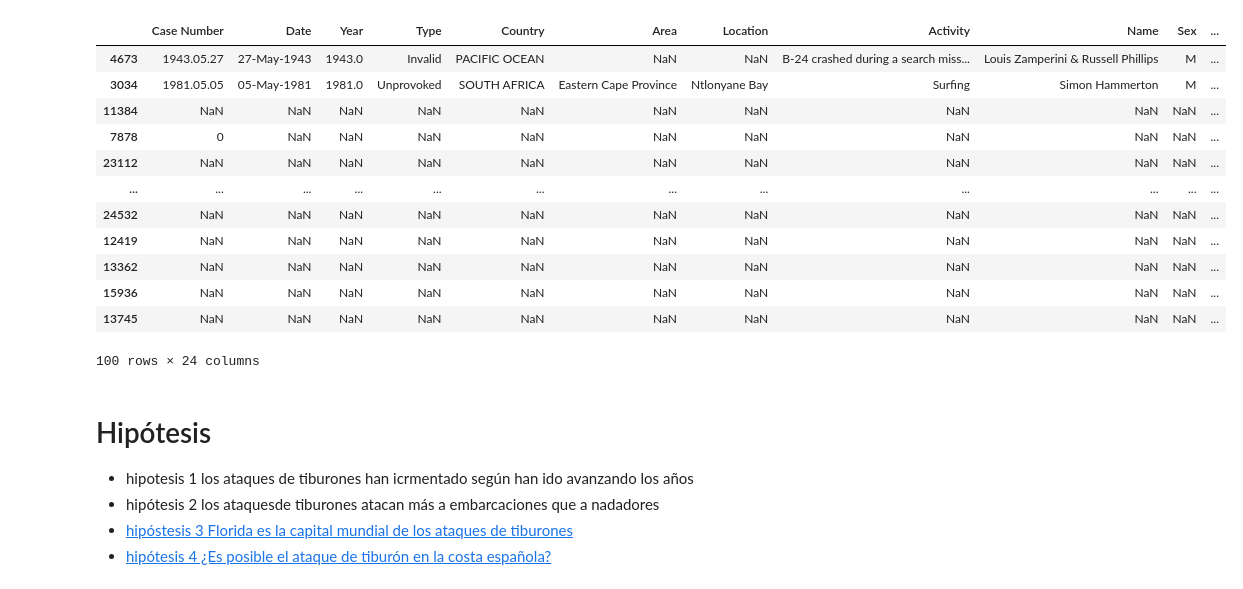
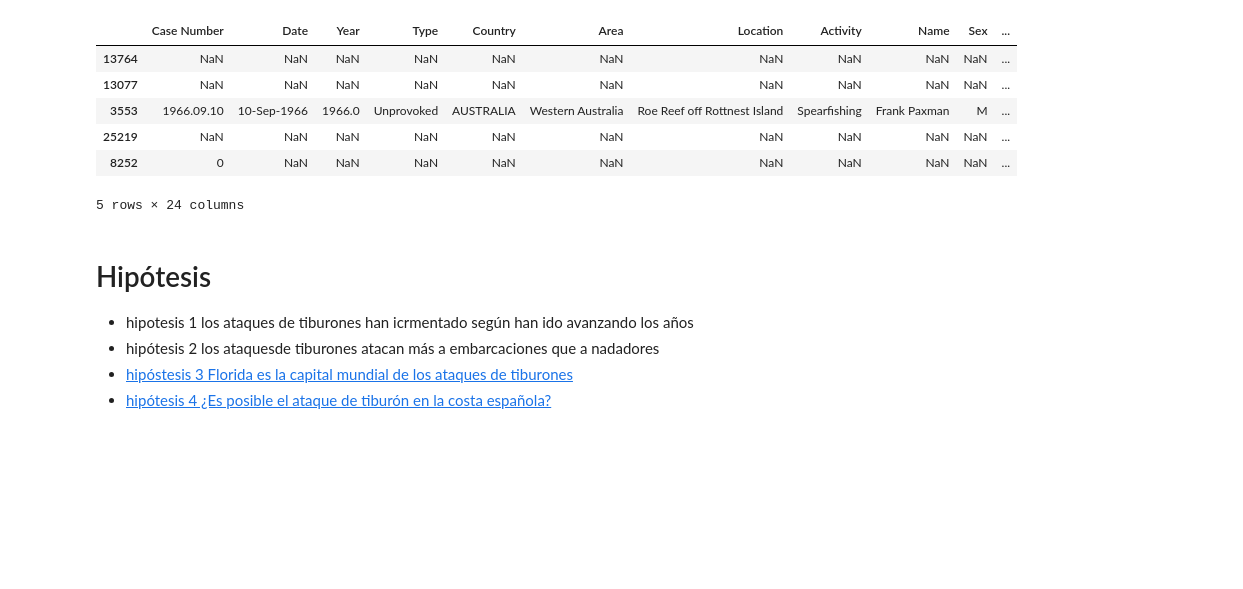
Before and after one commit to data2021oct/sharks, a Jupyter notebook: clean.ipynb, the cells around one changed output. Saved outputs shown, nothing was run; the diff lists cells and outputs as text; code cells hidden in the pictures; blank space fills up the shorter version.

```diff
--- a/clean.ipynb
+++ b/clean.ipynb
@@ -8,21 +8,15 @@ import src.cleanfun as cf
 #cargamos csv
 sharks = pd.read_csv("data/attacks.csv",encoding = "ISO-8859-1")
 # %%
-sharks.sample(100)
+sharks.sample(5)
 # %% [output]
 |  | Case Number | Date | Year | Type | Country | Area | Location | Activity | Name | Sex | ... |
-| 4673 | 1943.05.27 | 27-May-1943 | 1943.0 | Invalid | PACIFIC OCEAN | NaN | NaN | B-24 crashed during a search miss... | Louis Zamperini & Russell Phillips | M | ... |
-| 3034 | 1981.05.05 | 05-May-1981 | 1981.0 | Unprovoked | SOUTH AFRICA | Eastern Cape Province | Ntlonyane Bay | Surfing | Simon Hammerton | M | ... |
-| 11384 | NaN | NaN | NaN | NaN | NaN | NaN | NaN | NaN | NaN | NaN | ... |
-| 7878 | 0 | NaN | NaN | NaN | NaN | NaN | NaN | NaN | NaN | NaN | ... |
-| 23112 | NaN | NaN | NaN | NaN | NaN | NaN | NaN | NaN | NaN | NaN | ... |
-| ... | ... | ... | ... | ... | ... | ... | ... | ... | ... | ... | ... |
-| 24532 | NaN | NaN | NaN | NaN | NaN | NaN | NaN | NaN | NaN | NaN | ... |
-| 12419 | NaN | NaN | NaN | NaN | NaN | NaN | NaN | NaN | NaN | NaN | ... |
-| 13362 | NaN | NaN | NaN | NaN | NaN | NaN | NaN | NaN | NaN | NaN | ... |
-| 15936 | NaN | NaN | NaN | NaN | NaN | NaN | NaN | NaN | NaN | NaN | ... |
-| 13745 | NaN | NaN | NaN | NaN | NaN | NaN | NaN | NaN | NaN | NaN | ... |
+| 13764 | NaN | NaN | NaN | NaN | NaN | NaN | NaN | NaN | NaN | NaN | ... |
+| 13077 | NaN | NaN | NaN | NaN | NaN | NaN | NaN | NaN | NaN | NaN | ... |
+| 3553 | 1966.09.10 | 10-Sep-1966 | 1966.0 | Unprovoked | AUSTRALIA | Western Australia | Roe Reef off Rottnest Island | Spearfishing | Frank Paxman | M | ... |
+| 25219 | NaN | NaN | NaN | NaN | NaN | NaN | NaN | NaN | NaN | NaN | ... |
+| 8252 | 0 | NaN | NaN | NaN | NaN | NaN | NaN | NaN | NaN | NaN | ... |
-100 rows × 24 columns
+5 rows × 24 columns
 # %%
 #eliminamos todas las columnas y filas que todos sus valores sean nulos
 sharks.dropna(how="all", inplace=True)
```
Also changed, not shown: parts of 56 cells of this notebook, 4 other files.
